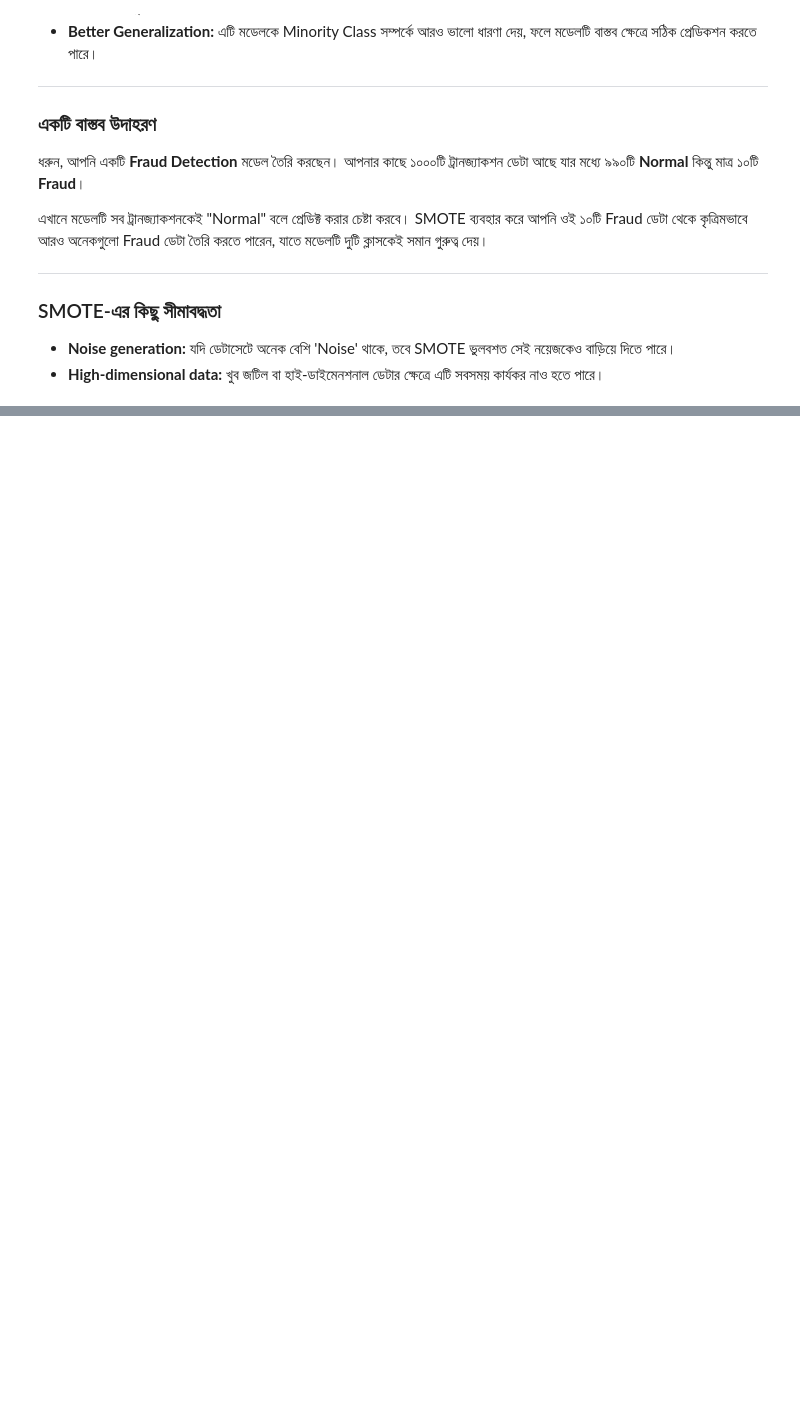
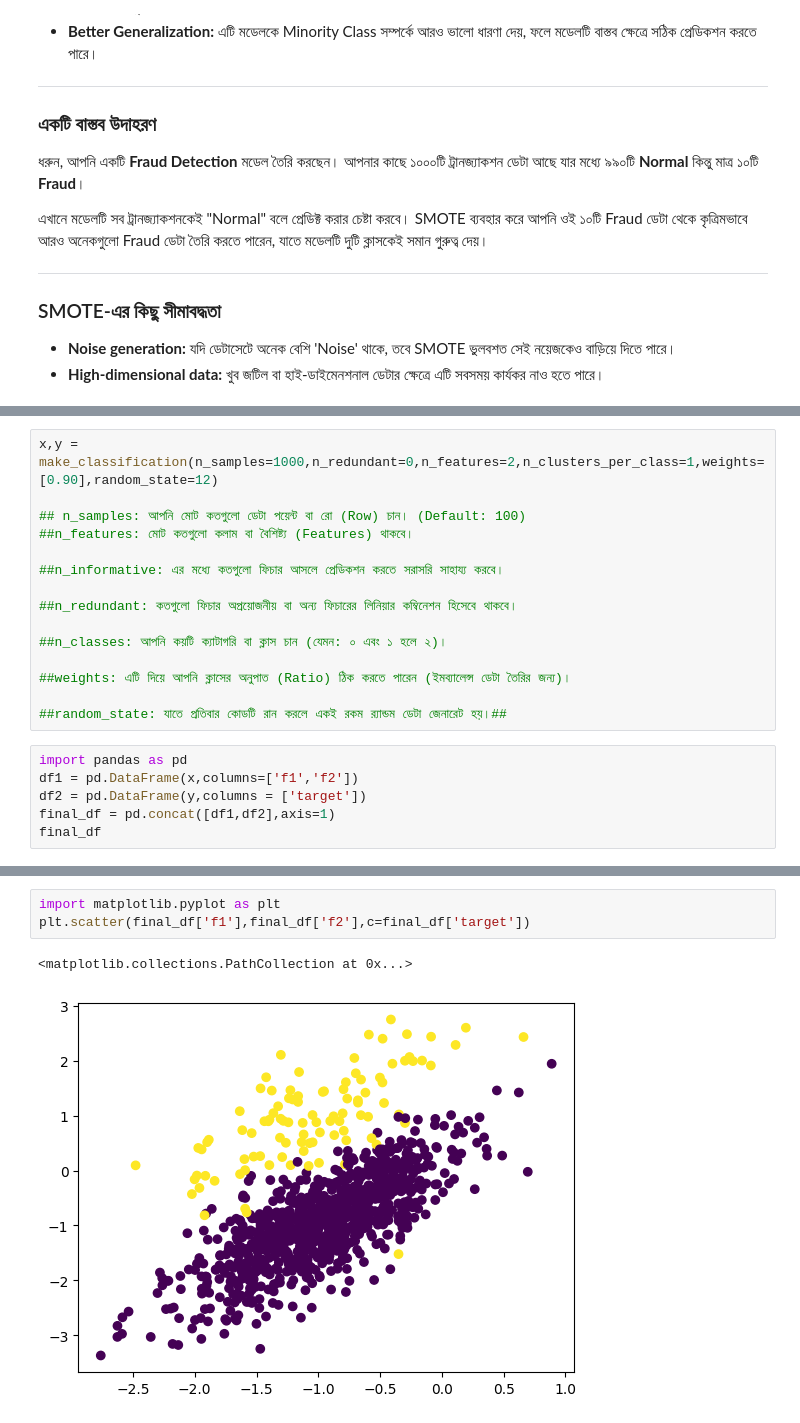
Before and after one commit to Imtiazjumman/Data_analytics, a Jupyter notebook: Feature engineering with python/SMOTE (Synthetic Minority Over-sampling Technique).ipynb, the cells around one changed output, grey strips where cells are left out. Cells and saved outputs as stored; diff of their text form; blank space fills up the shorter version.

```diff
--- a/Feature engineering with python/SMOTE (Synthetic Minority Over-sampling Technique).ipynb
+++ b/Feature engineering with python/SMOTE (Synthetic Minority Over-sampling Technique).ipynb
@@ -41,0 +42,21 @@ from sklearn.datasets import make_classification
+# %%
+x,y = make_classification(n_samples=1000,n_redundant=0,n_features=2,n_clusters_per_class=1,weights=[0.90],random_state=12)
+
+## n_samples: আপনি মোট কতগুলো ডেটা পয়েন্ট বা রো (Row) চান। (Default: 100)
+##n_features: মোট কতগুলো কলাম বা বৈশিষ্ট্য (Features) থাকবে।
+
+##n_informative: এর মধ্যে কতগুলো ফিচার আসলে প্রেডিকশন করতে সরাসরি সাহায্য করবে।
+
+##n_redundant: কতগুলো ফিচার অপ্রয়োজনীয় বা অন্য ফিচারের লিনিয়ার কম্বিনেশন হিসেবে থাকবে।
+
+##n_classes: আপনি কয়টি ক্যাটাগরি বা ক্লাস চান (যেমন: ০ এবং ১ হলে ২)।
+
+##weights: এটি দিয়ে আপনি ক্লাসের অনুপাত (Ratio) ঠিক করতে পারেন (ইমব্যালেন্স ডেটা তৈরির জন্য)।
+
+##random_state: যাতে প্রতিবার কোডটি রান করলে একই রকম র‍্যান্ডম ডেটা জেনারেট হয়।##
+# %%
+import pandas as pd
+df1 = pd.DataFrame(x,columns=['f1','f2'])
+df2 = pd.DataFrame(y,columns = ['target'])
+final_df = pd.concat([df1,df2],axis=1)
+final_df
@@ -41,0 +84,6 @@ from sklearn.datasets import make_classification
+# %%
+import matplotlib.pyplot as plt
+plt.scatter(final_df['f1'],final_df['f2'],c=final_df['target'])
+# %% [output]
+<matplotlib.collections.PathCollection at 0x...>
+[figure, added]
```
Also changed, not shown: parts of 16 cells of this notebook.
